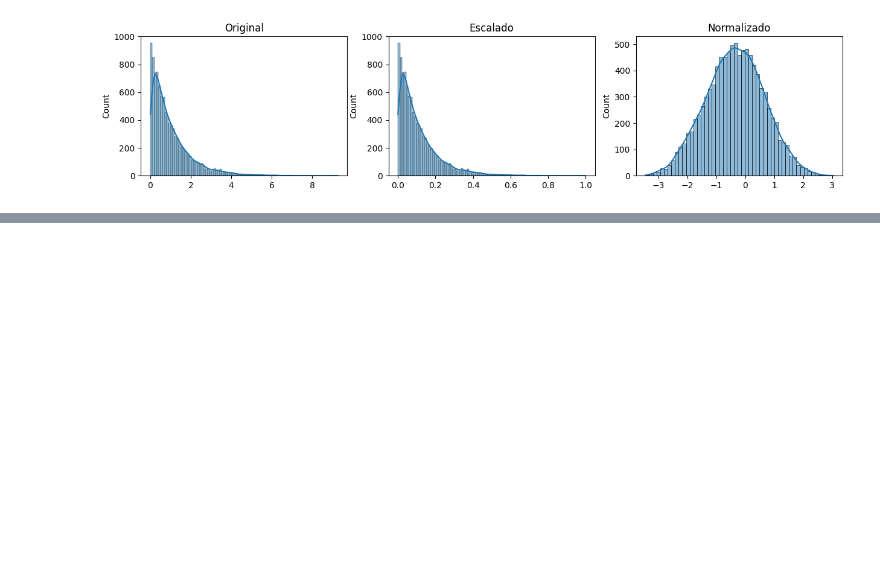
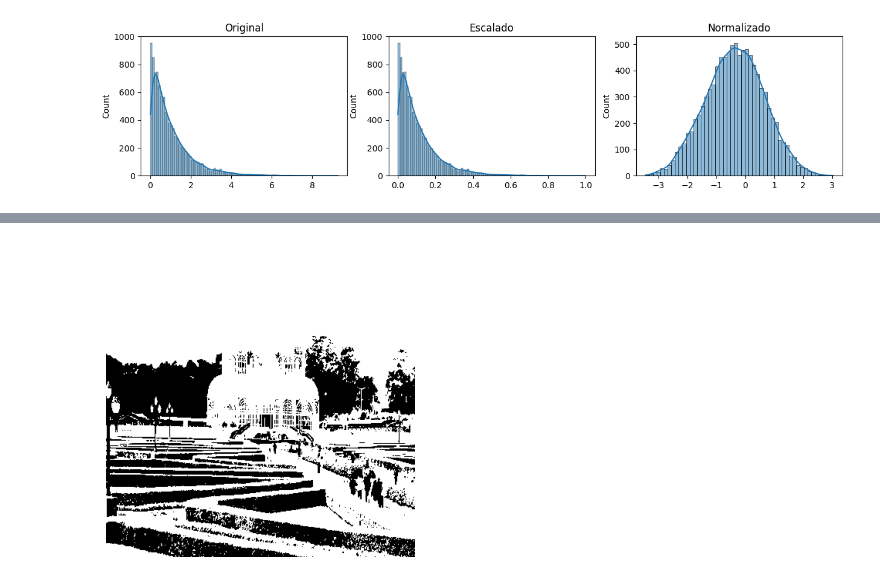
Before and after one commit to mumiavini/cv_vibrometry, a Jupyter notebook: Code/interesting.ipynb, the cells around one changed output, grey strips where cells are left out. Drawn from its saved outputs; the diff is of its cells as text; code cells hidden in the pictures; blank space fills up the shorter version.

```diff
--- a/Code/interesting.ipynb
+++ b/Code/interesting.ipynb
@@ -90,0 +102,13 @@ normalized_data
+# %%
+
+
+img = tf.squeeze(image).numpy()
+for i in range(len(img)):
+    img = img * (i+1)/131.9999923706
+    ultimo = img
+plt.figure(figsize=(10, 4))
+plt.imshow(ultimo, cmap='grey')
+plt.axis('off')
+plt.show()
+# %% [output]
+[figure, added]
```
Also changed, not shown: parts of 5 cells of this notebook, 2 other files.
